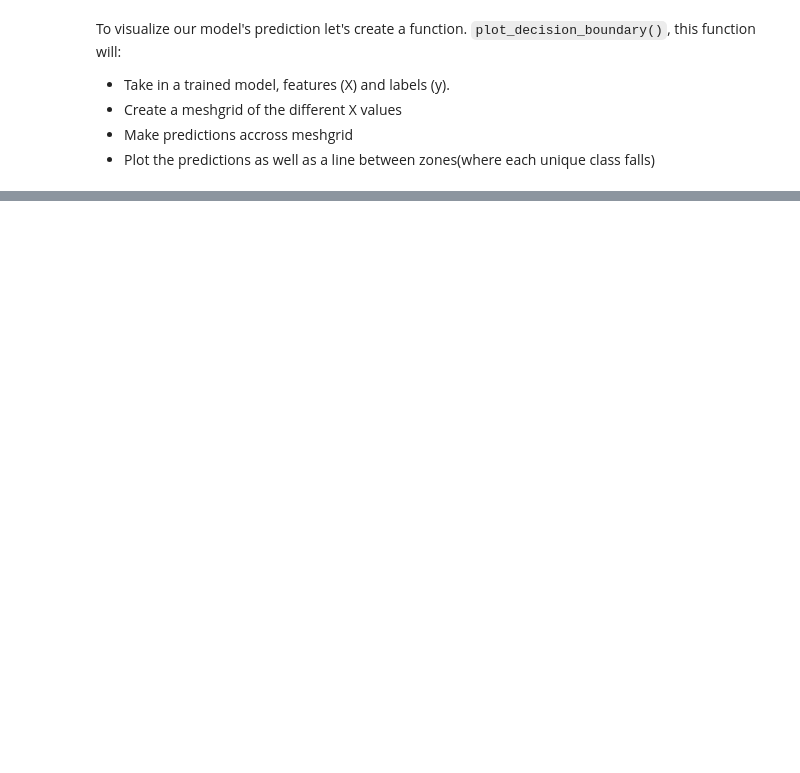
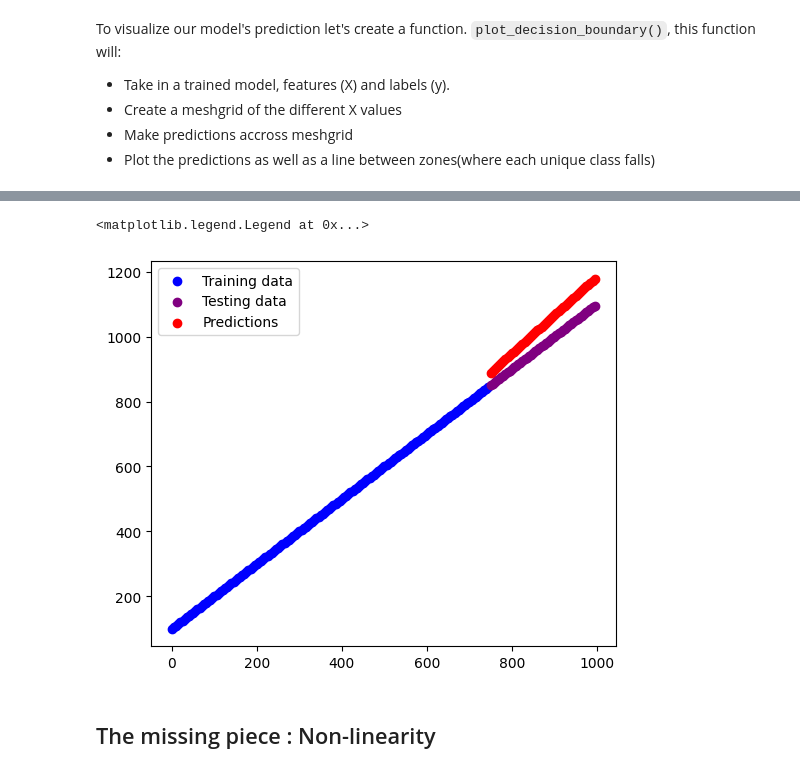
Before and after one commit to danish-khan962/Deep-Learning, a Jupyter notebook: 03_Neural_network_classification_with_tensorflow.ipynb, the cells around one changed output, grey strips where cells are left out. Drawn from its saved outputs; the diff is of its cells as text; code cells hidden in the pictures; blank space fills up the shorter version.

Commit message:
Non-linear Activations..

```diff
--- a/03_Neural_network_classification_with_tensorflow.ipynb
+++ b/03_Neural_network_classification_with_tensorflow.ipynb
@@ -281,0 +284,18 @@ This is a Binary classification....
+# %%
+# Let's see if our model can be used for a regression problem...
+
+tf.random.set_seed(42)
+
+# Creating regression data
+X_regression = tf.range(0,1000, 5)
+y_regression = tf.range(100, 1100, 5) # y= X + 100
+
+# Splitting into training and test sets
+X_reg_train = X_regression[:150]
+X_reg_test = X_regression[150:]
+
+y_reg_train = y_regression[:150]
+y_reg_test = y_regression[150:]
+
+# Fit our model to the regression data
+model_2.fit(X_reg_train, y_reg_train, epochs=100)
@@ -281,0 +314,17 @@ This is a Binary classification....
+# %%
+tf.random.set_seed(42)
+
+# 1. Create a model
+model_2 = tf.keras.models.Sequential([
+    tf.keras.layers.Dense(100, activation="relu"), # adding layer with activation function
+    tf.keras.layers.Dense(10, activation="relu"), # adding layer with activation function
+    tf.keras.layers.Dense(1)
+])
+
+# 2. Compile the model ( here comes the change for regression problem)
+model_2.compile(loss = tf.keras.losses.mae,
+                optimizer=tf.keras.optimizers.Adam(learning_rate=0.001),
+                metrics=["mae"])
+
+# 3. Fit the model
+model_2.fit(tf.expand_dims(X_reg_train, axis=-1), y_reg_train, epochs=100)
@@ -281,0 +355,9 @@ This is a Binary classification....
+# %%
+# Making predictions
+y_reg_pred = model_2.predict(X_reg_test)
+plt.figure(figsize=(6,5))
+plt.scatter(X_reg_train, y_reg_train, c="b", label="Training data")
+plt.scatter(X_reg_test, y_reg_test, c="purple", label="Testing data")
+plt.scatter(X_reg_test, y_reg_pred, c="red", label="Predictions")
+plt.legend()
+# %% [output]
@@ -281,0 +365,4 @@ This is a Binary classification....
+<matplotlib.legend.Legend at 0x...>
+[figure, added]
+# %% [markdown]
+## The missing piece : Non-linearity
```
Also changed, not shown: parts of 19 cells of this notebook.
